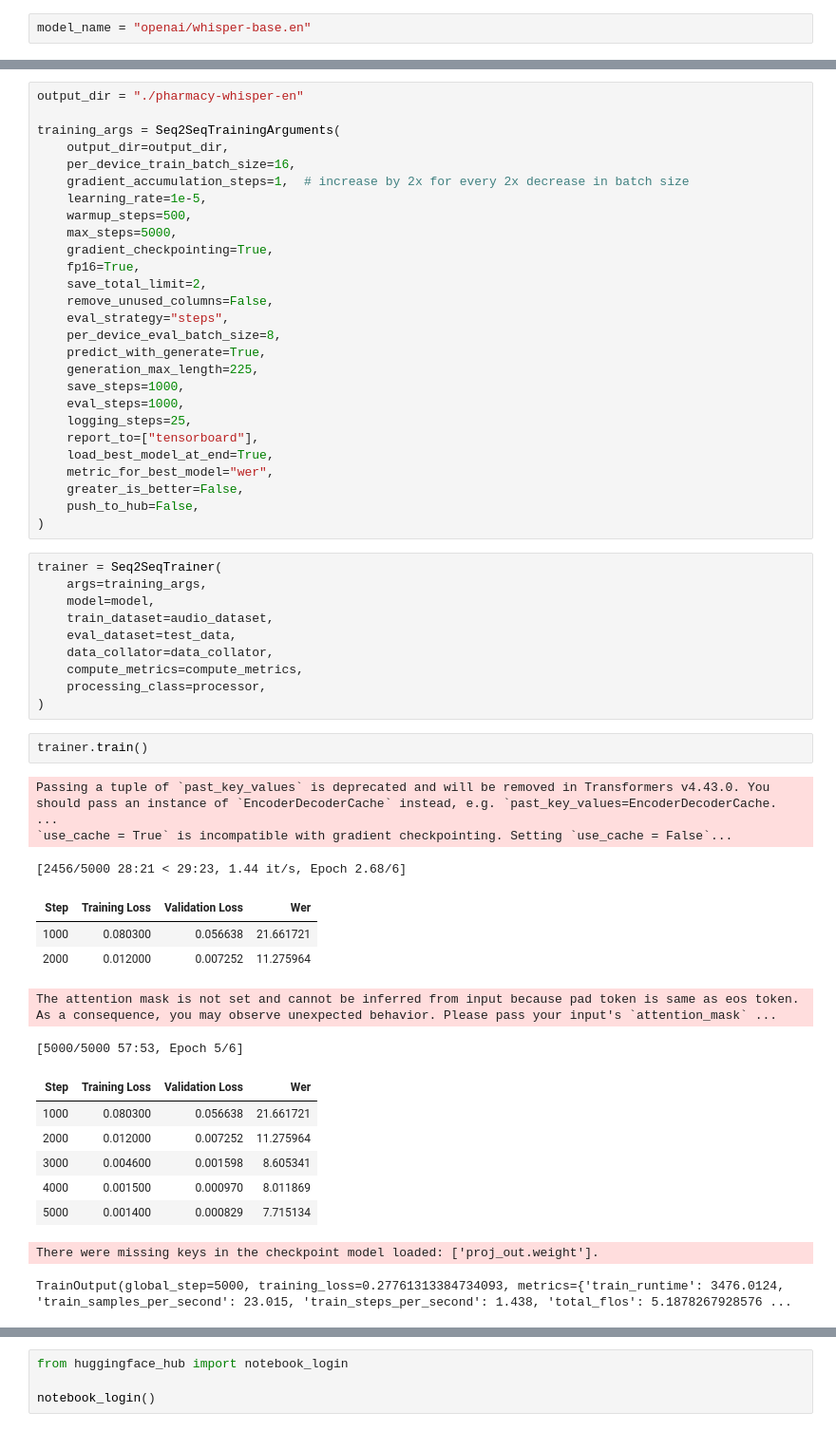
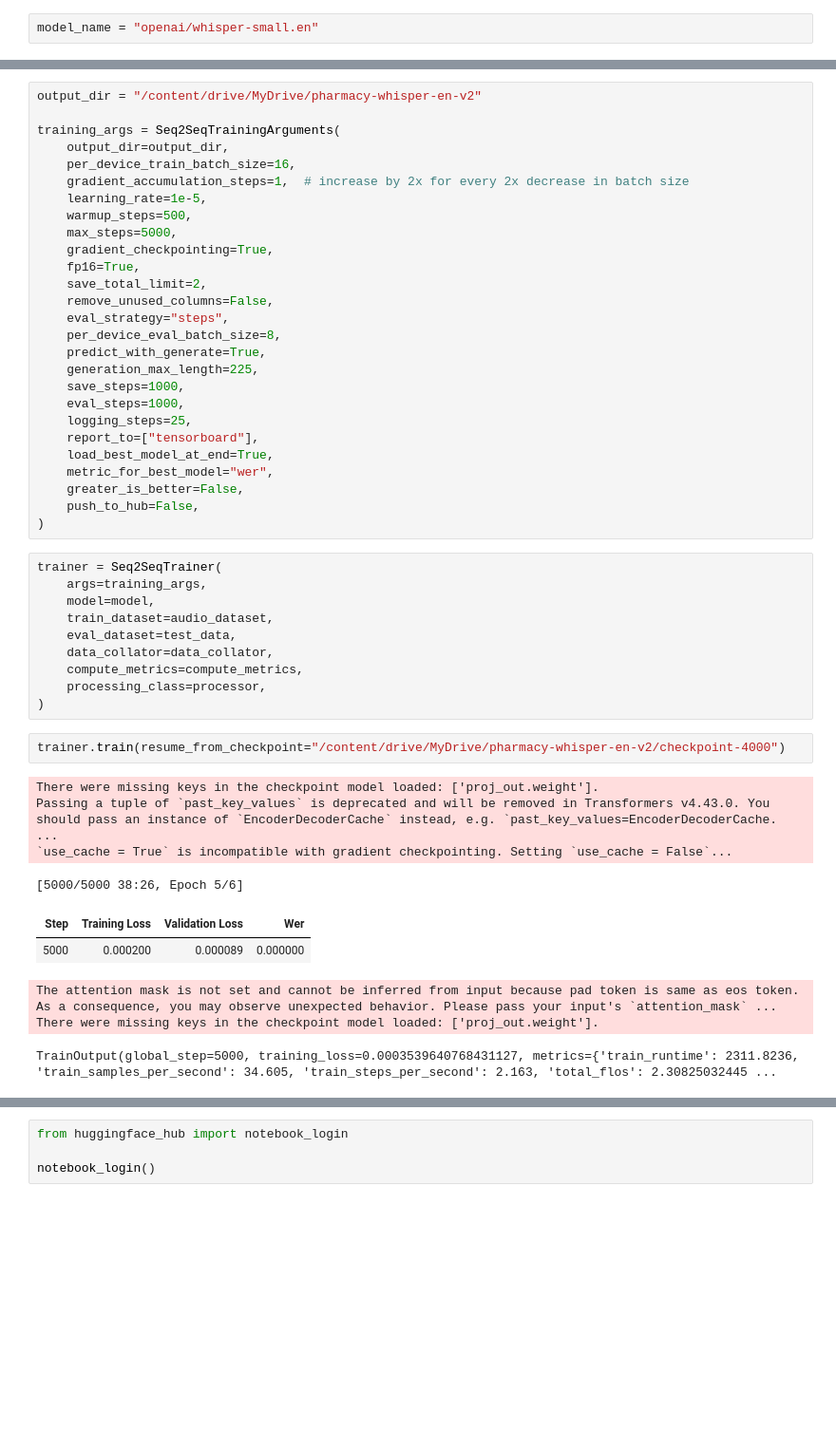
Before and after one commit to yezarniko/PharmacyASR, a Jupyter notebook: whisperFineTuning.ipynb, the cells around one changed output, grey strips where cells are left out. Shown at 95% size. Cells and saved outputs as stored; diff of their text form; blank space fills up the shorter version.

```diff
--- a/whisperFineTuning.ipynb
+++ b/whisperFineTuning.ipynb
@@ -50,7 +55,7 @@ In Transformers, whisper model has an associated feature extractor and tokenizer
 * WhisperFeatureExtractor
 * WhisperTokenizer respectively.
 # %%
-model_name = "openai/whisper-base.en"
+model_name = "openai/whisper-small.en"
 # %% [markdown]
 ## Load WhisperFeatureExtractor
 The Whisper feature extractor performs two operations. It first pads/truncates a batch of audio samples such that all samples have an input length of 30s. Samples shorter than 30s are padded to 30s by appending zeros to the end of the sequence (zeros in an audio signal corresponding to no signal or silence). Samples longer than 30s are truncated to 30s. The second operation that the Whisper feature extractor performs is converting the padded audio arrays to log-Mel spectrograms. These spectrograms are a visual representation of the frequencies of a signal. Whisper feature extractor performs both the padding and spectrogram conversion.
@@ -362,7 +371,7 @@ def compute_metrics(pred):
 * `eval_steps`: during training, evaluation of intermediate checkpoints will be performed every `eval_steps` training steps.
 * `report_to`: where to save training logs. Supported platforms are "azure_ml", "comet_ml", "mlflow", "neptune", "tensorboard" and "wandb". Pick your favourite or leave as "tensorboard" to log to the Hub.
 # %%
-output_dir = "./pharmacy-whisper-en"
+output_dir = "/content/drive/MyDrive/pharmacy-whisper-en-v2"
 
 training_args = Seq2SeqTrainingArguments(
     output_dir=output_dir,
@@ -398,24 +407,17 @@ trainer = Seq2SeqTrainer(
     compute_metrics=compute_metrics,
     processing_class=processor,
 )
-# %%
-trainer.train()
-# %% [output]
-Passing a tuple of `past_key_values` is deprecated and will be removed in Transformers v4.43.0. You should pass an instance of `EncoderDecoderCache` instead, e.g. `past_key_values=EncoderDecoderCache. ...
-`use_cache = True` is incompatible with gradient checkpointing. Setting `use_cache = False`...
-[2456/5000 28:21 < 29:23, 1.44 it/s, Epoch 2.68/6]
-| Step | Training Loss | Validation Loss | Wer |
-| 1000 | 0.080300 | 0.056638 | 21.661721 |
-| 2000 | 0.012000 | 0.007252 | 11.275964 |
-The attention mask is not set and cannot be inferred from input because pad token is same as eos token. As a consequence, you may observe unexpected behavior. Please pass your input's `attention_mask` ...
-[5000/5000 57:53, Epoch 5/6]
-| Step | Training Loss | Validation Loss | Wer |
-| 1000 | 0.080300 | 0.056638 | 21.661721 |
-| 2000 | 0.012000 | 0.007252 | 11.275964 |
-| 3000 | 0.004600 | 0.001598 | 8.605341 |
-| 4000 | 0.001500 | 0.000970 | 8.011869 |
-| 5000 | 0.001400 | 0.000829 | 7.715134 |
-There were missing keys in the checkpoint model loaded: ['proj_out.weight'].
-TrainOutput(global_step=5000, training_loss=0.27761313384734093, metrics={'train_runtime': 3476.0124, 'train_samples_per_second': 23.015, 'train_steps_per_second': 1.438, 'total_flos': 5.1878267928576 ...
+# %%
+trainer.train(resume_from_checkpoint="/content/drive/MyDrive/pharmacy-whisper-en-v2/checkpoint-4000")
+# %% [output]
+There were missing keys in the checkpoint model loaded: ['proj_out.weight'].
+Passing a tuple of `past_key_values` is deprecated and will be removed in Transformers v4.43.0. You should pass an instance of `EncoderDecoderCache` instead, e.g. `past_key_values=EncoderDecoderCache. ...
+`use_cache = True` is incompatible with gradient checkpointing. Setting `use_cache = False`...
+[5000/5000 38:26, Epoch 5/6]
+| Step | Training Loss | Validation Loss | Wer |
+| 5000 | 0.000200 | 0.000089 | 0.000000 |
+The attention mask is not set and cannot be inferred from input because pad token is same as eos token. As a consequence, you may observe unexpected behavior. Please pass your input's `attention_mask` ...
+There were missing keys in the checkpoint model loaded: ['proj_out.weight'].
+TrainOutput(global_step=5000, training_loss=0.0003539640768431127, metrics={'train_runtime': 2311.8236, 'train_samples_per_second': 34.605, 'train_steps_per_second': 2.163, 'total_flos': 2.30825032445 ...
 # %%
 kwargs = {
```
Also changed, not shown: parts of 4 cells of this notebook.
